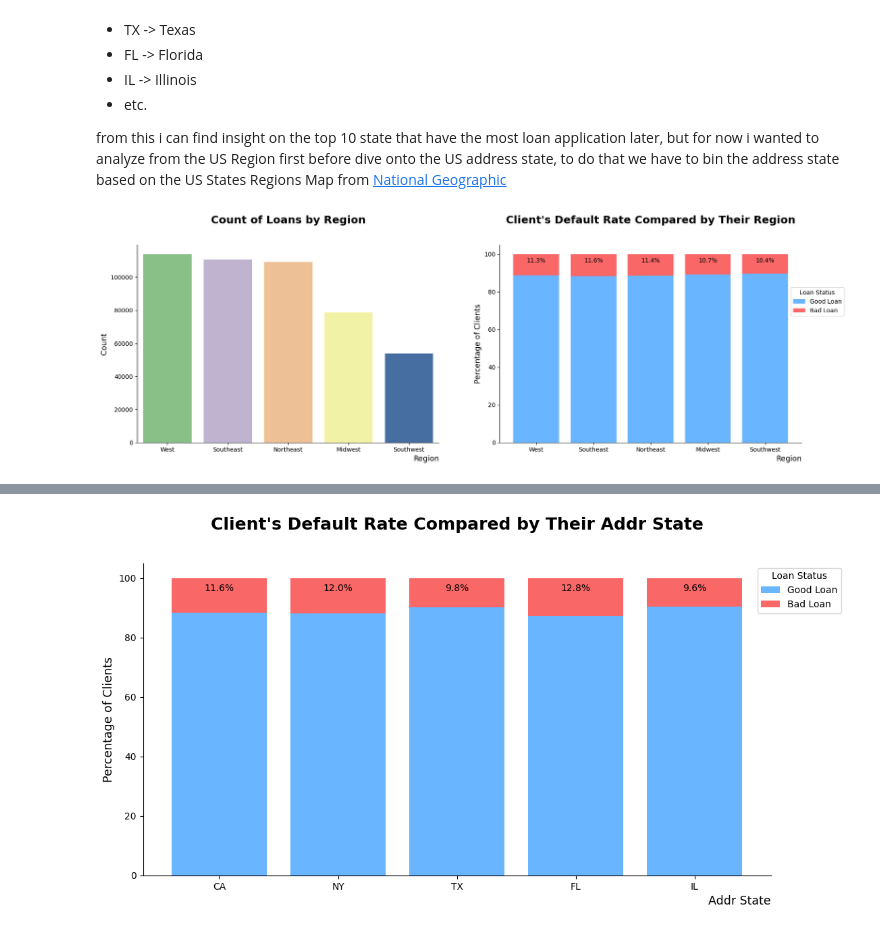
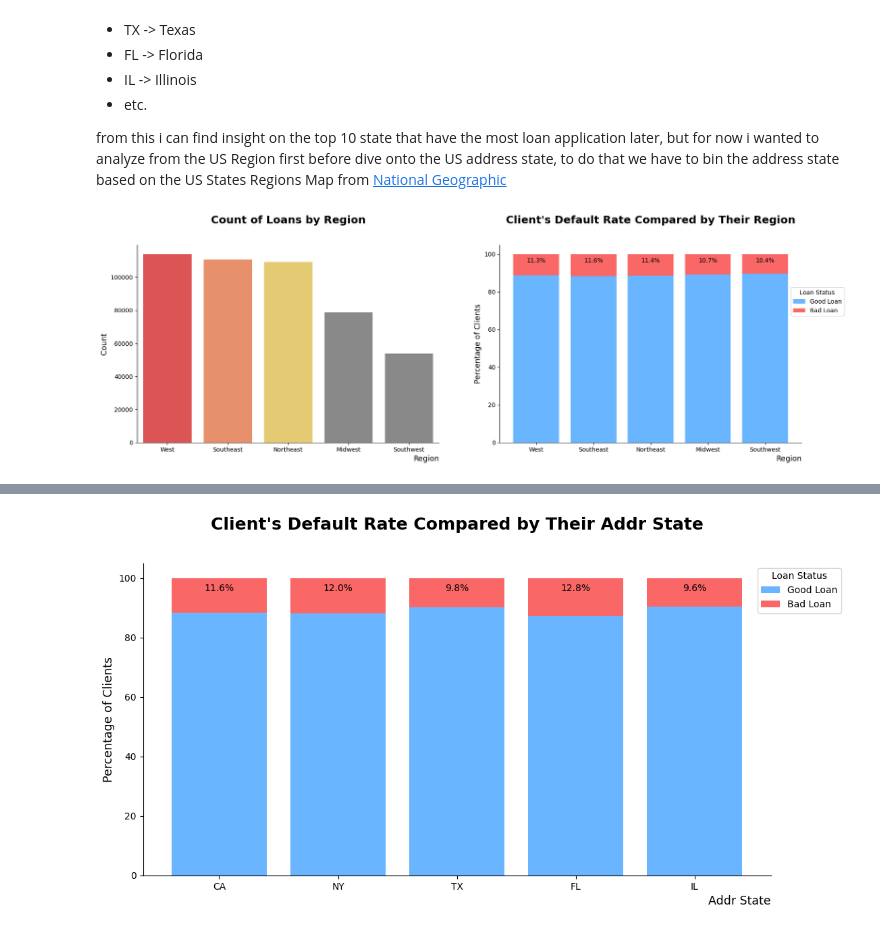
Before and after one commit to azaryasph/IDX-Partners-Project-Based-Internship-Prediction-Model, a Jupyter notebook: notebooks/Prediction Model.ipynb, the cells around one changed output, grey strips where cells are left out. Cells and saved outputs as stored; diff of their text form; code cells hidden in the pictures.

```diff
--- a/notebooks/Prediction Model.ipynb
+++ b/notebooks/Prediction Model.ipynb
@@ -401,7 +401,10 @@ def create_countplot(x, data, hue=None, order=None, palette=None):
     None
     """
     # Create a count plot with the specified parameters
-    sns.countplot(x=x, data=data, order=order, palette=palette)
+    sns.countplot(x=x, data=data, hue=hue, order=order, palette=palette)
+
+    # Remove the top and right spines from plot
+    sns.despine()
 
     # Set the title of the plot
     plt.title(f'Count of Loans by {x.replace("_", " ").title()}', fontsize=18, fontweight='bold', y=1.09)
@@ -428,7 +431,10 @@ def create_barplot(x, y, data, hue=None, order=None, palette=None):
     None
     """
     # Create a bar plot with the specified parameters
-    sns.barplot(x=x, y=y, data=data, order=order, palette=palette)
+    sns.barplot(x=x, y=y, data=data, hue=hue, order=order, palette=palette)
+
+    # Remove the top and right spines from plot
+    sns.despine()
 
     # Set the title of the plot
     plt.title(f'{y.replace("_", " ").title()} by {x.replace("_", " ").title()}', fontsize=18, fontweight='bold', y=1.09)
@@ -587,11 +610,12 @@ dfloan['region'] = dfloan['addr_state'].apply(us_region)
 # %%
 region_order = dfloan.region.value_counts().index
 plt.figure(figsize=(20, 6))
 plt.subplot(1, 2, 1)
-create_countplot('region', dfloan, order=region_order, palette='Accent')
-sns.despine()
+pregion = ['#F13F3F', '#FA8958', '#F7D560'] + ['#898989'] * 2
+create_countplot('region', dfloan, order=region_order, palette=pregion)
+
 
 plt.subplot(1, 2, 2)
 create_stacked_barchart(dfloan, 'region', 'loan_status', order=region_order, target_colors=['#69B5FF', '#FA6767'], bbox_to_anchor=(1.15, 0.8))
 # %% [output]
-[figure, old version]
+[figure, new version]
```
Also changed, not shown: parts of 14 cells of this notebook.
